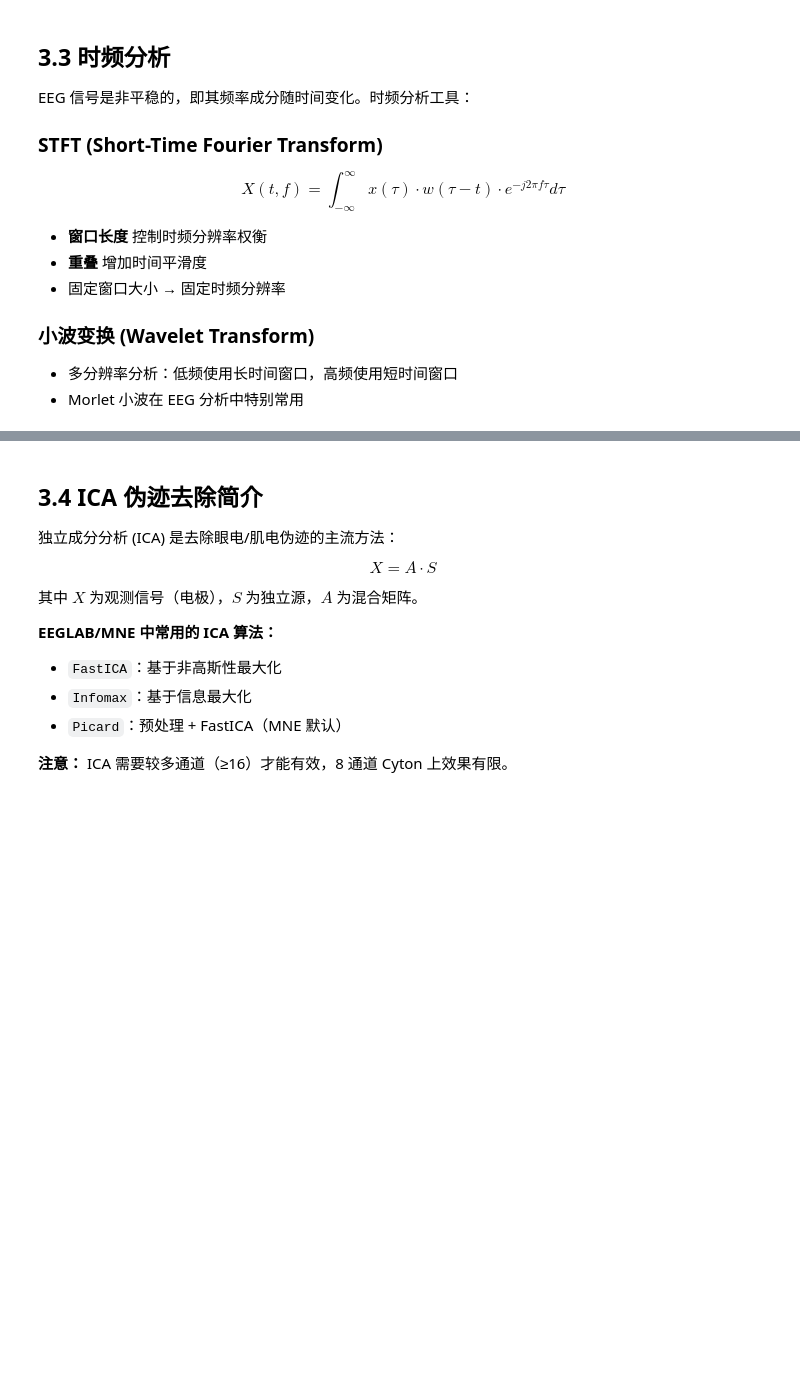
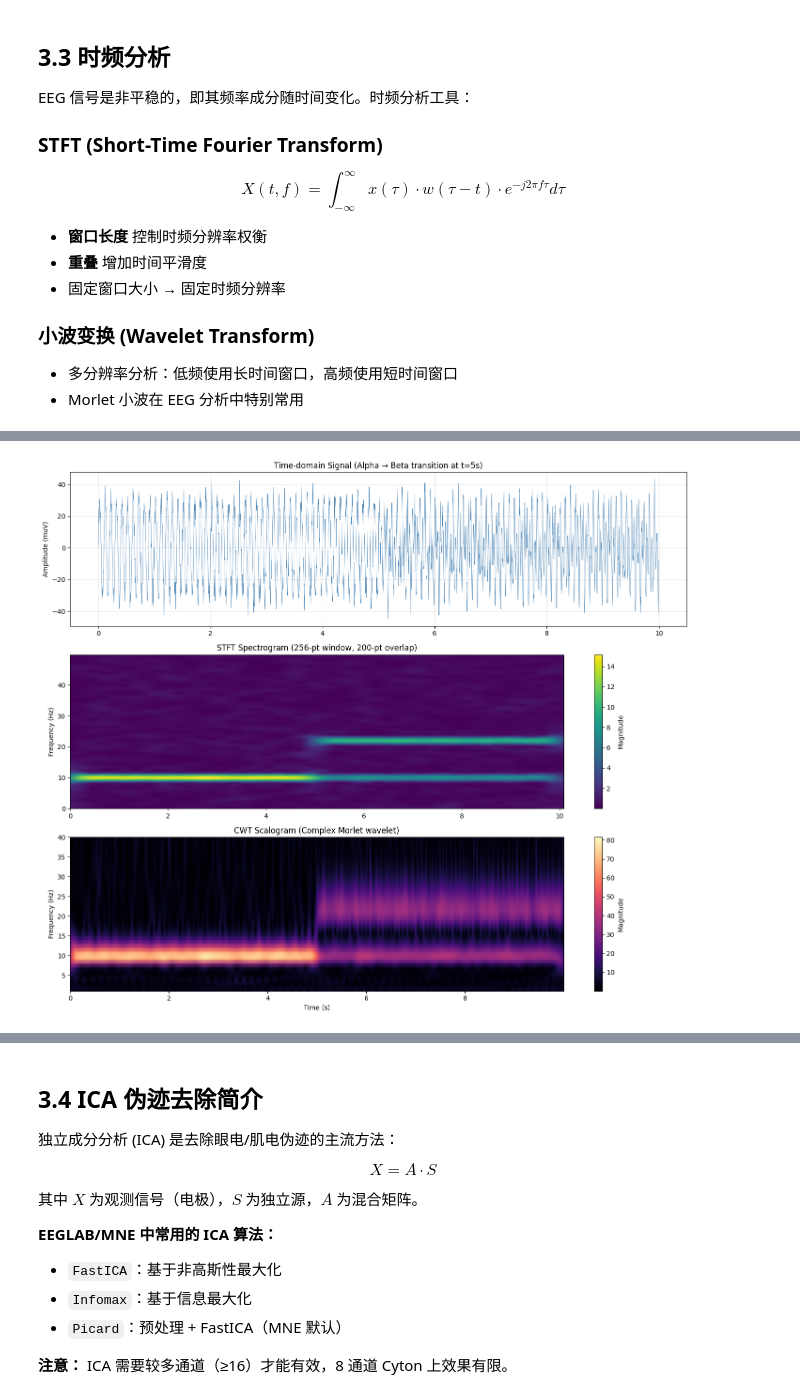
Before and after one commit to usstziyi/openbci-4, a Jupyter notebook: notebooks/unit_03_signal_processing.ipynb, the cells around one changed output, grey strips where cells are left out. Cells and saved outputs as stored; diff of their text form; code cells hidden in the pictures; blank space fills up the shorter version.

```diff
--- a/notebooks/unit_03_signal_processing.ipynb
+++ b/notebooks/unit_03_signal_processing.ipynb
@@ -552,33 +552,63 @@ $$X(t, f) = \int_{-\infty}^{\infty} x(\tau) \cdot w(\tau - t) \cdot e^{-j2\pi f\
 import numpy as np
 from scipy import signal
 import matplotlib.pyplot as plt
+import pywt
 
 # 生成一个频率随时间变化的 chirp 信号 + alpha 振荡
 sfreq = 250.0
 duration = 10.0
-t = np.arange(0, duration, 1/sfreq)
+n_samples = int(duration * sfreq)
+t = np.arange(n_samples) / sfreq
+fs = sfreq
+dt = 1 / fs
 
 # 构造信号：前 5s alpha (10Hz)，后 5s alpha 减弱 beta (20Hz) 增强
-mid = len(t) // 2
-signal_test = np.zeros_like(t)
+mid = n_samples // 2
+signal_test = np.zeros(n_samples)
 signal_test[:mid] = 30 * np.sin(2 * np.pi * 10 * t[:mid])  # Alpha
 signal_test[mid:] = 15 * np.sin(2 * np.pi * 10 * t[mid:]) + \
                      20 * np.sin(2 * np.pi * 22 * t[mid:])  # Alpha + Beta
 # 添加噪声
 rng = np.random.default_rng(42)
-signal_test += rng.normal(0, 5, len(t))
+signal_test += rng.normal(0, 5, n_samples)
 
 # ---- STFT ----
 nperseg = 256  # ~1 秒窗口
 noverlap = 200  # 78% 重叠
-f, t_stft, Zxx = signal.stft(signal_test, fs=sfreq, nperseg=nperseg,
-                              noverlap=noverlap, nfft=512)
+# 如果 nfft > nperseg，会在每个窗口末尾补零（zero-padding），让频谱看起来更光滑
+# 不会提高真实频率分辨率（分辨率由 nperseg 决定），但(插值)会让频率轴上的采样点更密，图形更细腻
+# f:频率轴
+# t_stft:时间轴
+# Zxx:时频复数矩阵，二维复数矩阵
+# Zxx.shape = (频率数, 时间窗数)
+f, t_stft, Zxx = signal.stft(
+    signal_test,
+    fs=sfreq,
+    nperseg=nperseg,
+    noverlap=noverlap,
+    nfft=512
+)
 
 # ---- 小波变换 (CWT with Morlet) ----
-widths = np.arange(1, 31)  # 小波尺度
-cwtmatr = signal.cwt(signal_test, signal.morlet2, widths, w=10)
-# 将尺度转换为伪频率 (Morlet wavelet)
-cwt_freqs = sfreq * 0.8125 / (widths * 2)  # 近似中心频率
+# Continuous Wavelet Transform
+# 连续小波变换
+# Wavelet 是一大类方法，Morlet 是其中一种具体的小波。
+# 你想看的频率范围，比如 EEG 常用 1–40 Hz
+freqs = np.linspace(1, 50)
+wavelet = "cmor1.5-1.0" # 复Morlet小波
+# 把频率换成 scales
+scales = pywt.central_frequency(wavelet) / (freqs * dt)
+coef, freqs_out = pywt.cwt(
+    signal_test,           # 输入信号
+    scales,                # 小波尺度数组（与频率对应）
+    wavelet,               # 小波类型（此处为复Morlet小波）
+    sampling_period=dt     # 采样周期（秒）
+)
+# coef: 小波系数矩阵，复数矩阵，shape = (len(scales), len(signal_test)) (尺度数, 时间点数)
+# freqs_out: 每个 scale 对应的频率，shape = (len(scales),)
+print(coef.shape)
+print(freqs_out.shape)
+cwt_power = np.abs(coef)
 
 # ---- 可视化 ----
 fig, axes = plt.subplots(3, 1, figsize=(14, 12))
@@ -590,20 +620,31 @@ axes[0].set_title("Time-domain Signal (Alpha → Beta transition at t=5s)")
 axes[0].grid(True, alpha=0.3)
 
 # STFT 频谱图
-im1 = axes[1].pcolormesh(t_stft, f[f <= 50],
-                          np.abs(Zxx[f <= 50, :]),
-                          shading="gouraud", cmap="viridis")
+# 绘制 STFT 频谱图（时频图）
+# pcolormesh 用于绘制伪彩色网格图，适合展示时频能量分布
+im1 = axes[1].pcolormesh(
+    t_stft,               # 时间轴坐标（STFT 计算得到的时间点）
+    f[f <= 50],           # 频率轴坐标，只显示 50Hz 以下的频率成分
+    np.abs(Zxx[f <= 50, :]),  # STFT 结果的幅值（复数取模），同样只取 50Hz 以下
+    shading="gouraud",    # 平滑着色模式，使颜色过渡更自然
+    cmap="viridis"        # 颜色映射方案：viridis（蓝-绿-黄，适合表示强度）
+)
 axes[1].set_ylabel("Frequency (Hz)")
 axes[1].set_title("STFT Spectrogram (256-pt window, 200-pt overlap)")
 plt.colorbar(im1, ax=axes[1], label="Magnitude")
 
-# CWT 尺度图
-im2 = axes[2].pcolormesh(t, cwt_freqs, np.abs(cwtmatr),
-                          shading="gouraud", cmap="magma")
+# CWT 时频图
+im2 = axes[2].pcolormesh(
+    t,
+    freqs_out,
+    cwt_power,
+    shading="gouraud",
+    cmap="magma"
+)
 axes[2].set_xlabel("Time (s)")
 axes[2].set_ylabel("Frequency (Hz)")
-axes[2].set_title("CWT Scalogram (Morlet wavelet)")
-axes[2].set_ylim(0, 50)
+axes[2].set_title("CWT Scalogram (Complex Morlet wavelet)")
+axes[2].set_ylim(1, 40)
 plt.colorbar(im2, ax=axes[2], label="Magnitude")
 
 plt.tight_layout()
@@ -613,3 +654,6 @@ print("时频分析要点:")
 print("- STFT 在 t=5s 处可见 10Hz 功率下降, 22Hz 功率上升")
 print("- CWT 在低频有更好的时间分辨率（但频率分辨率降低）")
 print("- STFT 时频分辨率固定, CWT 自适应")
+# STFT 的时间窗长度固定
+# CWT 的小波尺度会随频率变化
+# %% [output]
@@ -615,0 +662 @@ print("- STFT 时频分辨率固定, CWT 自适应")
+[figure, added]
```
Also changed, not shown: parts of 3 cells of this notebook, 2 other files.
